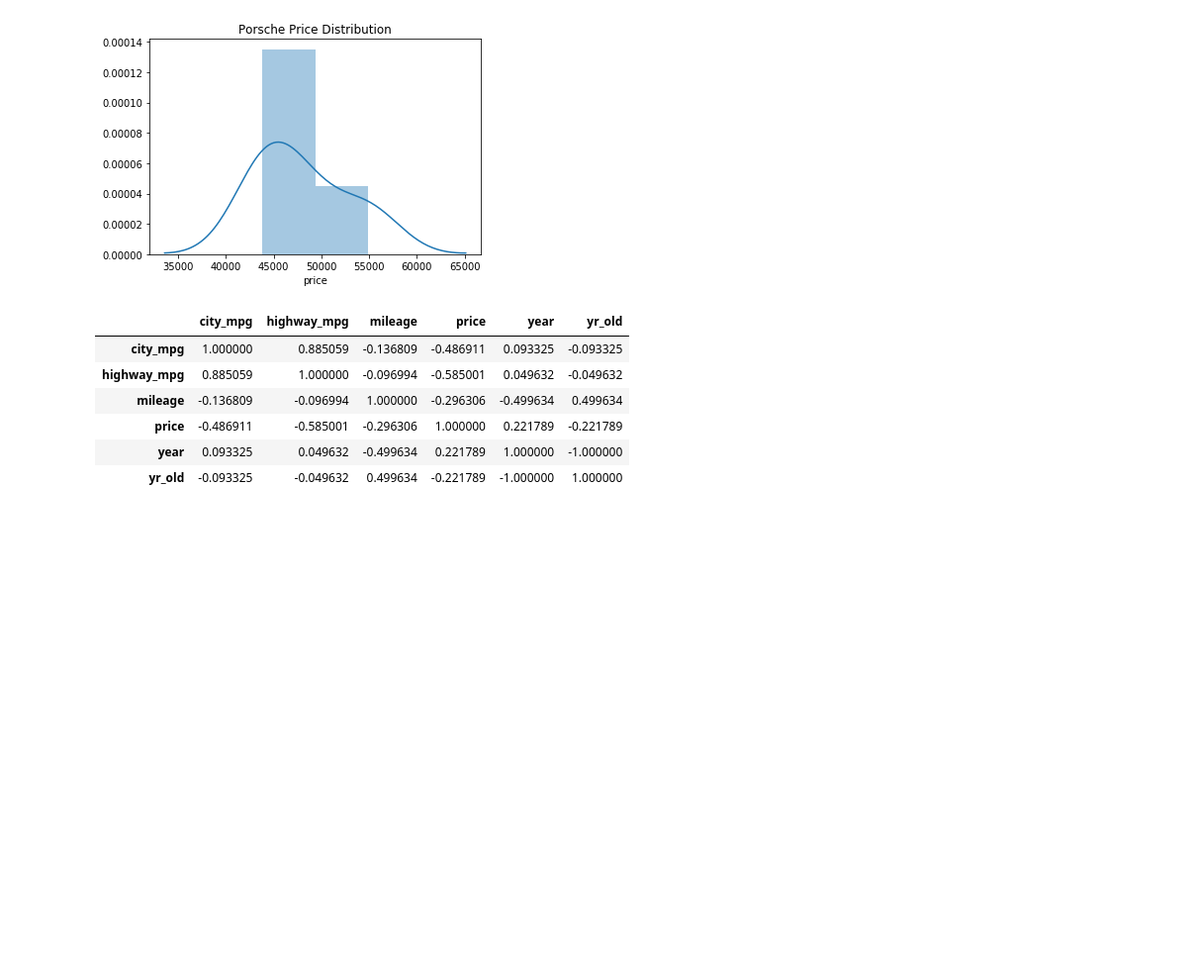
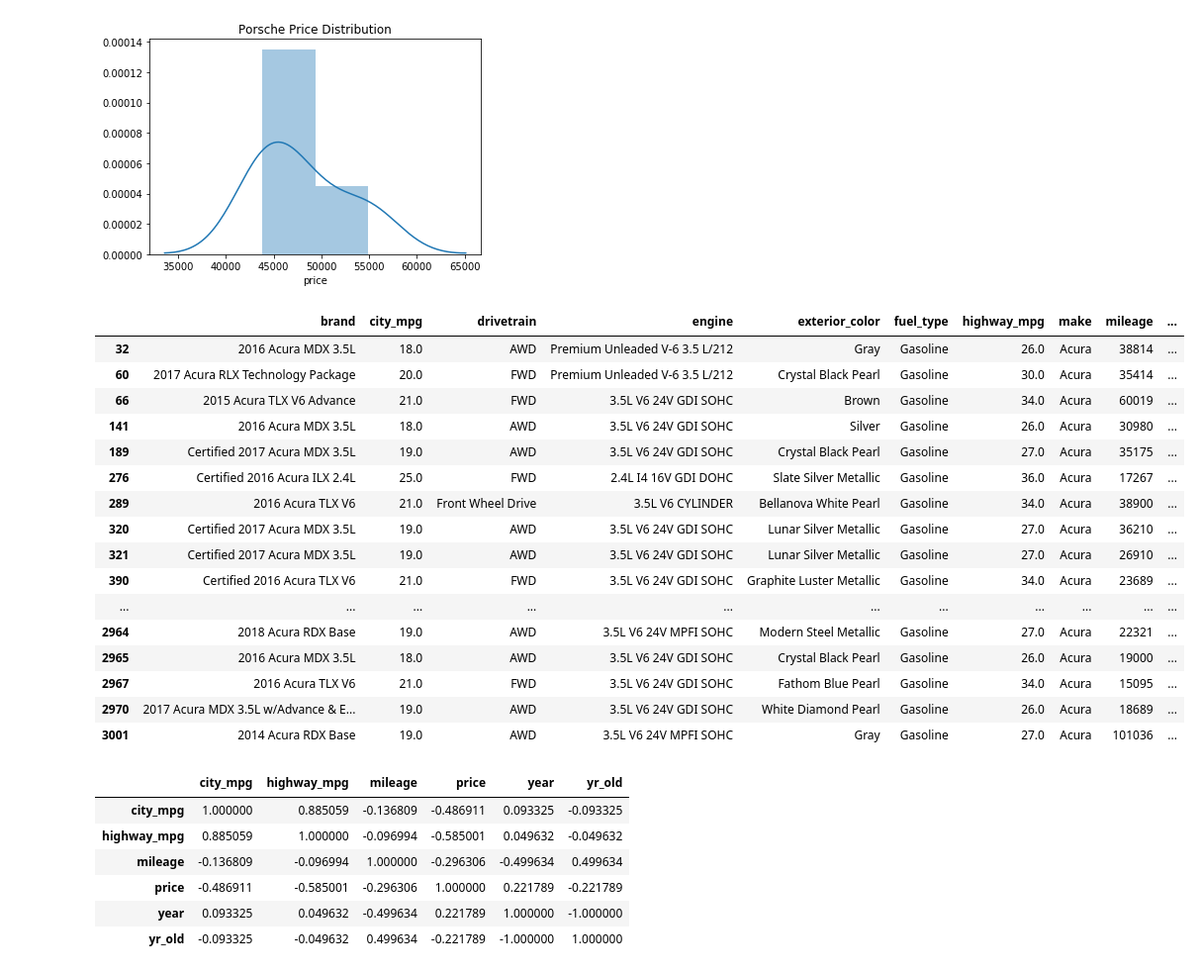
Before and after one commit to hamiltonchangcodes/Used_Car_Linear_Regression_Prediction, a Jupyter notebook: 03_EDA.ipynb, the cells around one changed output. Shown at 99% size. Cells and saved outputs as stored; diff of their text form; code cells hidden in the pictures; blank space fills up the shorter version.

Commit message:
acura

```diff
--- a/03_EDA.ipynb
+++ b/03_EDA.ipynb
@@ -315,6 +315,28 @@ sns.distplot(porsche.price).set_title('Porsche Price Distribution')
 # %% [output]
 Text(0.5, 1.0, 'Porsche Price Distribution')
 [figure]
+# %%
+acura = df.loc[df.make == 'Acura']
+# %%
+acura
+# %% [output]
+|  | brand | city_mpg | drivetrain | engine | exterior_color | fuel_type | highway_mpg | make | mileage | ... |
+| 32 | 2016 Acura MDX 3.5L | 18.0 | AWD | Premium Unleaded V-6 3.5 L/212 | Gray | Gasoline | 26.0 | Acura | 38814 | ... |
+| 60 | 2017 Acura RLX Technology Package | 20.0 | FWD | Premium Unleaded V-6 3.5 L/212 | Crystal Black Pearl | Gasoline | 30.0 | Acura | 35414 | ... |
+| 66 | 2015 Acura TLX V6 Advance | 21.0 | FWD | 3.5L V6 24V GDI SOHC | Brown | Gasoline | 34.0 | Acura | 60019 | ... |
+| 141 | 2016 Acura MDX 3.5L | 18.0 | AWD | 3.5L V6 24V GDI SOHC | Silver | Gasoline | 26.0 | Acura | 30980 | ... |
+| 189 | Certified 2017 Acura MDX 3.5L | 19.0 | AWD | 3.5L V6 24V GDI SOHC | Crystal Black Pearl | Gasoline | 27.0 | Acura | 35175 | ... |
+| 276 | Certified 2016 Acura ILX 2.4L | 25.0 | FWD | 2.4L I4 16V GDI DOHC | Slate Silver Metallic | Gasoline | 36.0 | Acura | 17267 | ... |
+| 289 | 2016 Acura TLX V6 | 21.0 | Front Wheel Drive | 3.5L V6 CYLINDER | Bellanova White Pearl | Gasoline | 34.0 | Acura | 38900 | ... |
+| 320 | Certified 2017 Acura MDX 3.5L | 19.0 | AWD | 3.5L V6 24V GDI SOHC | Lunar Silver Metallic | Gasoline | 27.0 | Acura | 36210 | ... |
+| 321 | Certified 2017 Acura MDX 3.5L | 19.0 | AWD | 3.5L V6 24V GDI SOHC | Lunar Silver Metallic | Gasoline | 27.0 | Acura | 26910 | ... |
+| 390 | Certified 2016 Acura TLX V6 | 21.0 | FWD | 3.5L V6 24V GDI SOHC | Graphite Luster Metallic | Gasoline | 34.0 | Acura | 23689 | ... |
+| ... | ... | ... | ... | ... | ... | ... | ... | ... | ... | ... |
+| 2964 | 2018 Acura RDX Base | 19.0 | AWD | 3.5L V6 24V MPFI SOHC | Modern Steel Metallic | Gasoline | 27.0 | Acura | 22321 | ... |
+| 2965 | 2016 Acura MDX 3.5L | 18.0 | AWD | 3.5L V6 24V GDI SOHC | Crystal Black Pearl | Gasoline | 26.0 | Acura | 19000 | ... |
+| 2967 | 2016 Acura TLX V6 | 21.0 | FWD | 3.5L V6 24V GDI SOHC | Fathom Blue Pearl | Gasoline | 34.0 | Acura | 15095 | ... |
+| 2970 | 2017 Acura MDX 3.5L w/Advance & E... | 19.0 | AWD | 3.5L V6 24V GDI SOHC | White Diamond Pearl | Gasoline | 26.0 | Acura | 18689 | ... |
+| 3001 | 2014 Acura RDX Base | 19.0 | AWD | 3.5L V6 24V MPFI SOHC | Gray | Gasoline | 27.0 | Acura | 101036 | ... |
 # %%
 # Checking the different relationship between the continuous data
 # %%
```
